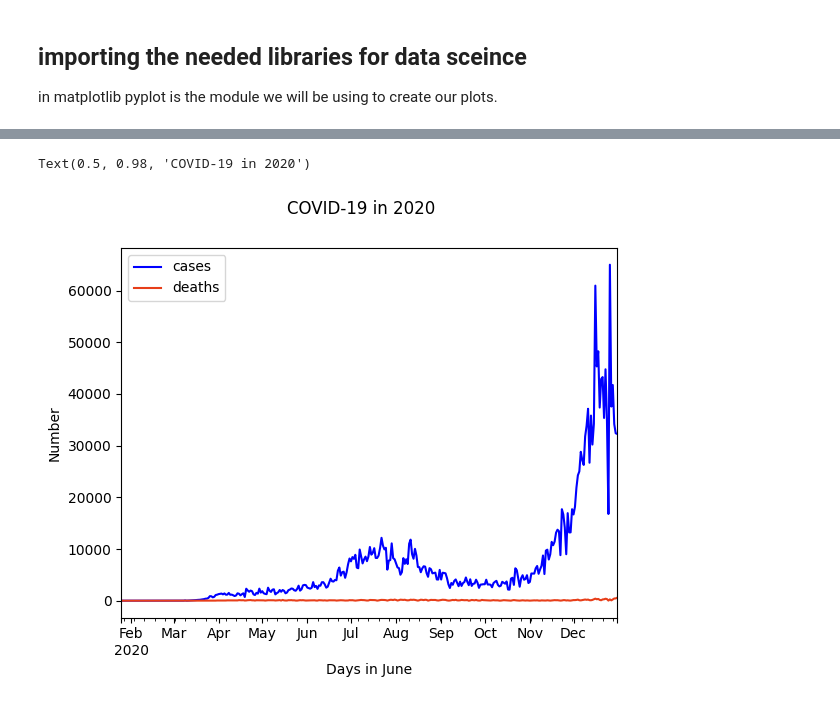
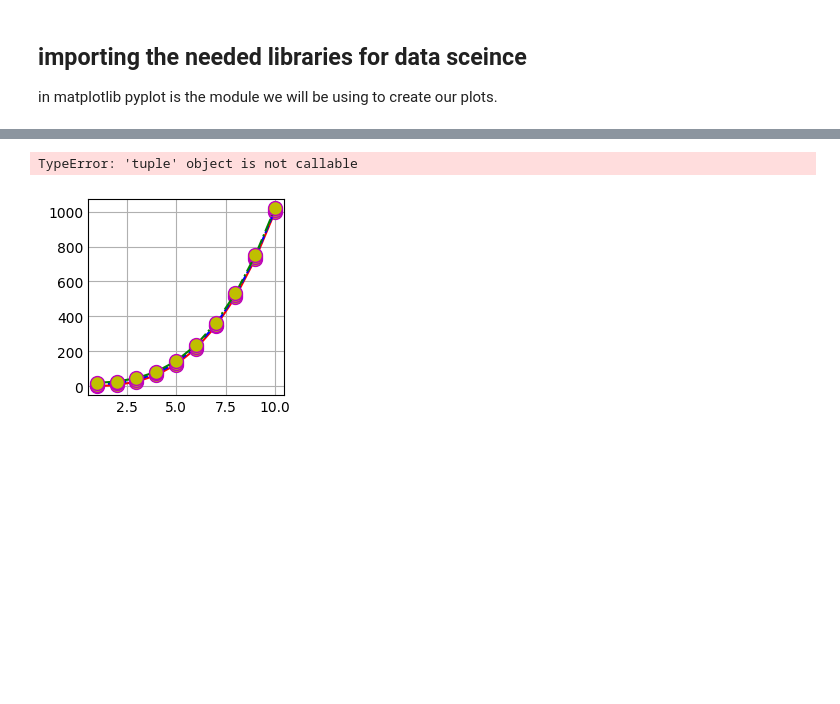
Before and after one commit to shaker113/matplotlib_summary-, a Jupyter notebook: matplotlib.ipynb, the cells around one changed output, grey strips where cells are left out. Saved outputs shown, nothing was run; the diff lists cells and outputs as text; code cells hidden in the pictures; blank space fills up the shorter version.

```diff
--- a/matplotlib.ipynb
+++ b/matplotlib.ipynb
@@ -89,8 +95,11 @@ df.groupby('month')['cases'].sum().plot(kind="pie")
-# %%
-df[['cases', 'deaths']].plot(kind="line", legend=True, color=['blue', '#E73E19'])
-plt.xlabel('Days in June')
-plt.ylabel('Number')
-plt.suptitle("COVID-19 in 2020")
-# %% [output]
-Text(0.5, 0.98, 'COVID-19 in 2020')
-[figure, removed]
+# %%
+x = [1,2,3,4,5,6,7,8,9,10]
+y2 = [1,8,27,64,125,216,343,512,729,1000]
+y3 = [10,18,37,74,135,226,353,522,739,1010]
+y4 = [20,28,47,84,145,236,363,532,749,1020]
+plt.plot(x, y2,'r-', x, y3, 'b--', x, y4, 'g-.',marker='o',ms=10,mec='m',mfc='y')
+plt.xlim((3,6))
+plt.ylim((0,150))
+# %% [output]
+TypeError: 'tuple' object is not callable
+[figure, added]
```
Also changed, not shown: parts of 28 cells of this notebook, 3 other files.
